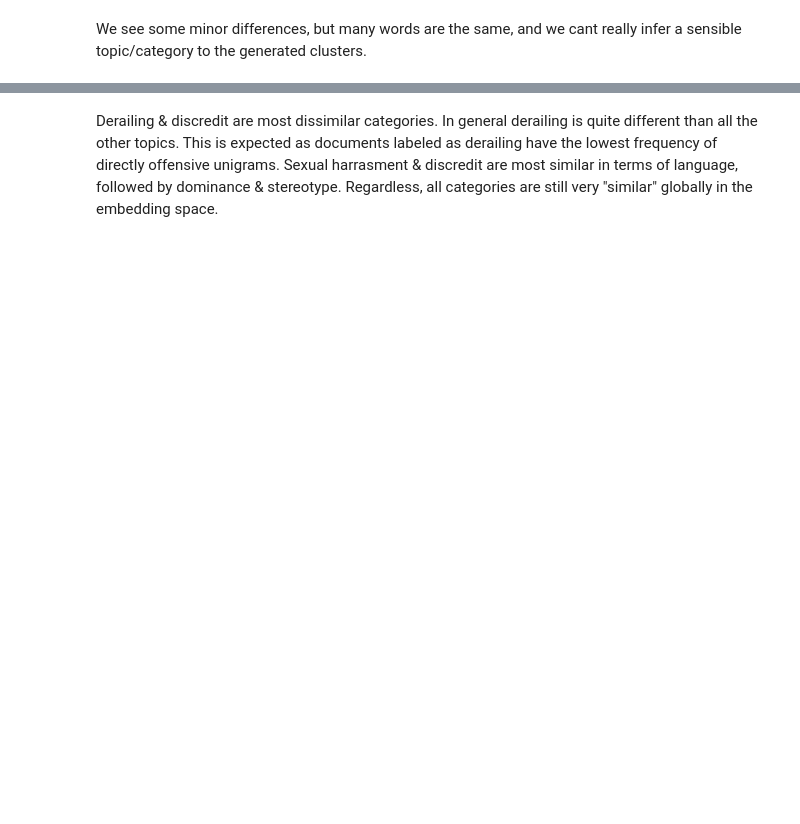
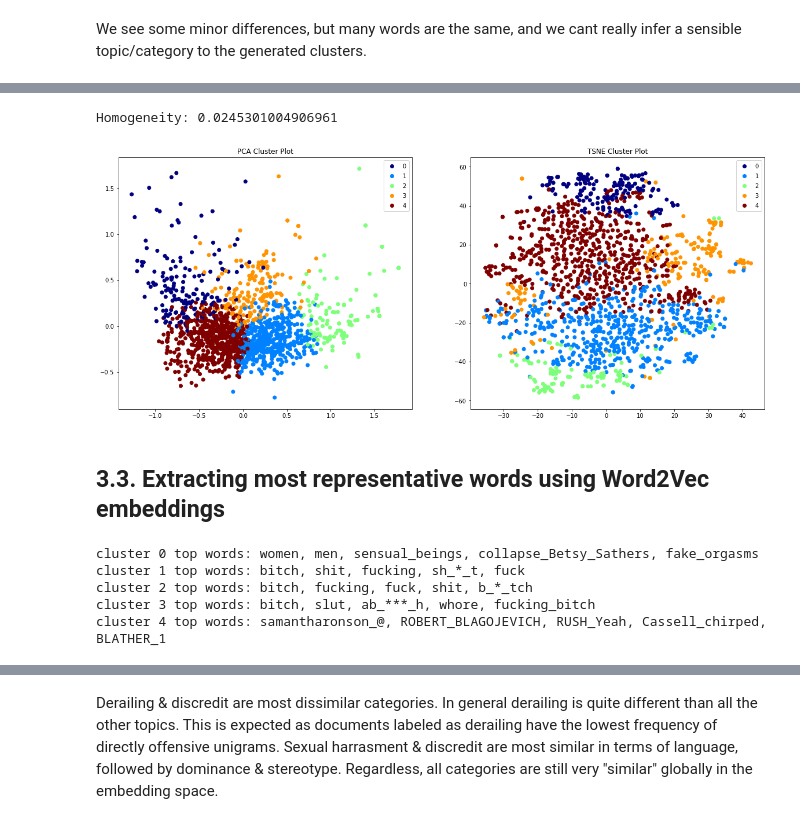
Before and after one commit to Benidzu/NLP_Assignment, a Jupyter notebook: notebooks/iberEvalExploration.ipynb, the cells around one changed output, grey strips where cells are left out. Drawn from its saved outputs; the diff is of its cells as text; code cells hidden in the pictures; blank space fills up the shorter version.

```diff
--- a/notebooks/iberEvalExploration.ipynb
+++ b/notebooks/iberEvalExploration.ipynb
@@ -245,3 +244,0 @@ def plot_tsne_pca2(data, labels, defLabels=None):
-# %%
-catNumbers = [0 if c == "derailing" else 1 if c == 'discredit' else 2 if c == 'dominance' else 3 if c == 'sexual_harassment' else 4 for c in categories]
-plot_tsne_pca2(docVectors, catNumbers, np.unique(categories))
@@ -352,0 +255,19 @@ pd.DataFrame(similarities, columns=uniquecategories, index=uniquecategories)
+# %%
+# remove words (from previous tfidf result) which are not in word2vec vocabulary
+words = tfidf_vec.get_feature_names()
+notInVocab = [w not in word2vec for w in words]
+englishwords.extend(list(np.array(words)[notInVocab]))
+
+# This tokenizer will throw out the words which are not in word2vec vocabulary
+tfidf_vec_2 = TfidfVectorizer(max_df=0.9,
+                        max_features=10000,
+                        min_df=5,
+                        stop_words=englishwords,
+                        tokenizer=tokenize_and_lemmatize,
+                        norm='l1',
+                        use_idf=False,
+                        ngram_range=(1,1))
+# %%
+# generate TFIDF representation of all tweets with updated stopwords
+tfidf_mat_2 = tfidf_vec_2.fit_transform(tweets)
+print( tfidf_mat_2.shape ) # 1568 tweets are represented with 480 TFIDF values.
@@ -352,0 +276,9 @@ pd.DataFrame(similarities, columns=uniquecategories, index=uniquecategories)
+# %%
+# get average word2vec representation of each category and try clustering
+allwords = tfidf_vec_2.get_feature_names()
+wordvectors = np.zeros((len(allwords),300))
+for i in range(len(allwords)):
+    wordvectors[i,:] = word2vec[allwords[i]]
+
+docVectors = np.dot(tfidf_mat_2.todense(),wordvectors)
+print(docVectors.shape)
@@ -352,0 +312,20 @@ pd.DataFrame(similarities, columns=uniquecategories, index=uniquecategories)
+# %%
+km = KMeans(n_clusters=5, random_state=20).fit(docVectors)
+print("Homogeneity:", homogeneity_score(km.labels_.tolist(), catNumbers))
+plot_tsne_pca2(docVectors, km.labels_.tolist())
+# %% [output]
+Homogeneity: 0.0245301004906961
+[figure, added]
+# %% [markdown]
+## 3.3. Extracting most representative words using Word2Vec embeddings
+# %%
+# for each cluster, get ordered features by relevance
+for i in range(5):
+    clwords = [x[0] for x in word2vec.most_similar([km.cluster_centers_[i]], topn=5)]
+    print("cluster {} top words: {}".format(i, ", ".join(clwords)))
+# %% [output]
+cluster 0 top words: women, men, sensual_beings, collapse_Betsy_Sathers, fake_orgasms
+cluster 1 top words: bitch, shit, fucking, sh_*_t, fuck
+cluster 2 top words: bitch, fucking, fuck, shit, b_*_tch
+cluster 3 top words: bitch, slut, ab_***_h, whore, fucking_bitch
+cluster 4 top words: samantharonson_@, ROBERT_BLAGOJEVICH, RUSH_Yeah, Cassell_chirped, BLATHER_1
```
Also changed, not shown: parts of 75 cells of this notebook, 1 other file.
